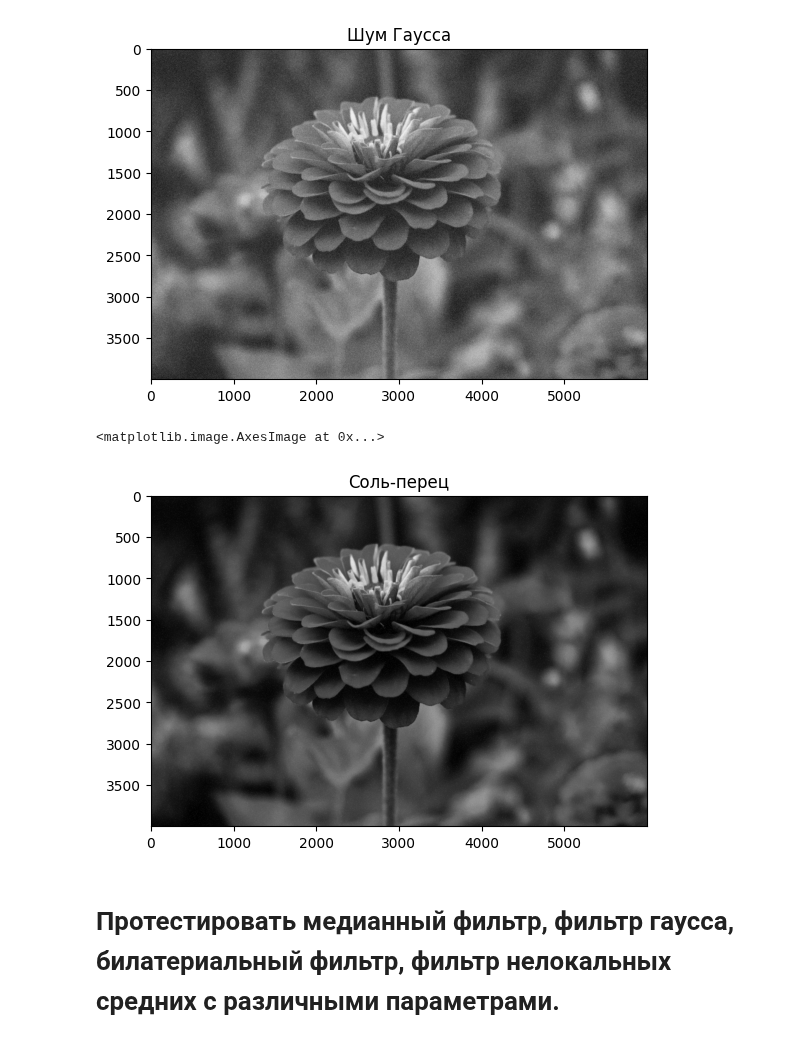
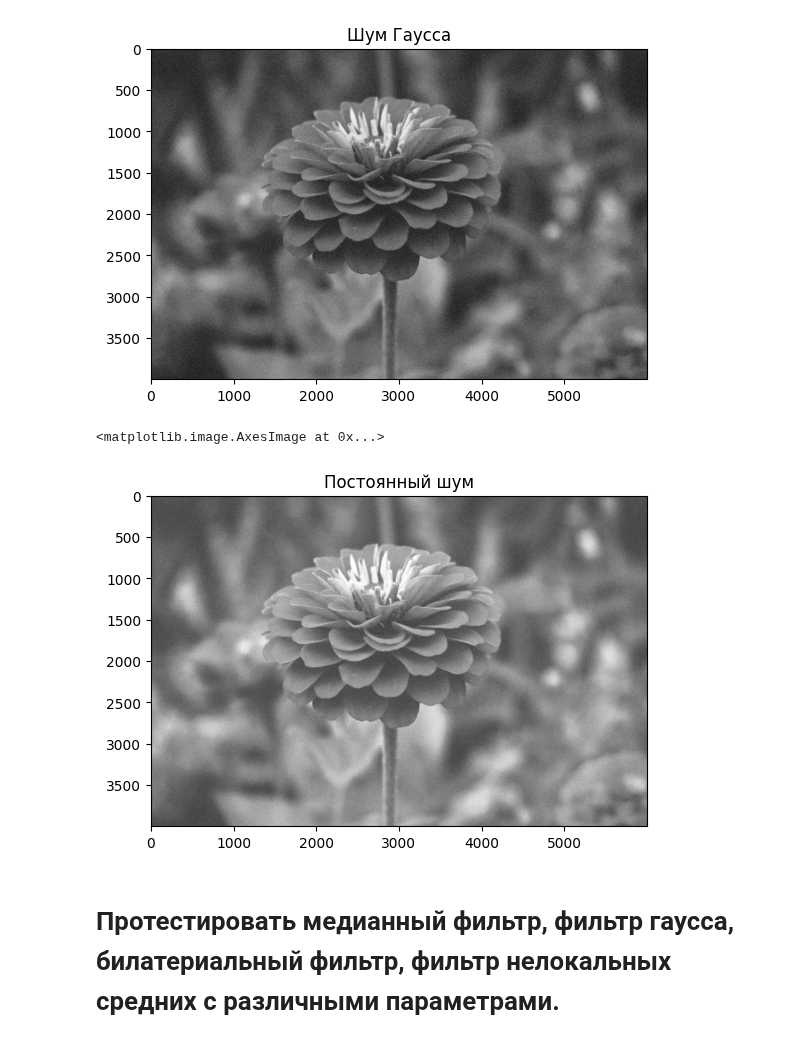
Before and after one commit to ionfy/image-processing, a Jupyter notebook: Task2/Task2.ipynb, the cells around one changed output. Cells and saved outputs as stored; diff of their text form; code cells hidden in the pictures.

```diff
--- a/Task2/Task2.ipynb
+++ b/Task2/Task2.ipynb
@@ -33,6 +33,7 @@ plt.imshow(noise_gauss, cmap="gray")
 <matplotlib.image.AxesImage at 0x...>
 [figure]
 # %%
-noise =  np.random.randint(0, 101, size = (image_gray.shape[0], image_gray.shape[1]), dtype=int)
-zeros_pixel = np.where(noise == 0)
-ones_pixel = np.where(noise == 100)
+a = 10
+b = 150
+
+noise_post = np.random.uniform(a, b, image_gray.shape).astype(np.uint8)
@@ -55,18 +51,13 @@ plt.imshow(image_noise_gauss, cmap="gray")
 <matplotlib.image.AxesImage at 0x...>
 [figure]
 # %%
-import copy
-
-image_noise_sp = copy.deepcopy(image_gray)
-
-image_noise_sp[zeros_pixel] = 0
-image_noise_sp[ones_pixel] = 255
+image_noise_post = cv2.add(image_gray, noise_post)
 # %%
-plt.title('Соль-перец')
-plt.imshow(image_noise_sp, cmap="gray")
+plt.title('Постоянный шум')
+plt.imshow(image_noise_post, cmap="gray")
 # %% [output]
 <matplotlib.image.AxesImage at 0x...>
-[figure, old version]
+[figure, new version]
 # %% [markdown]
 # Протестировать медианный фильтр, фильтр гаусса, билатериальный фильтр, фильтр нелокальных средних с различными параметрами.
 # %%
```
Also changed, not shown: parts of 9 cells of this notebook.
